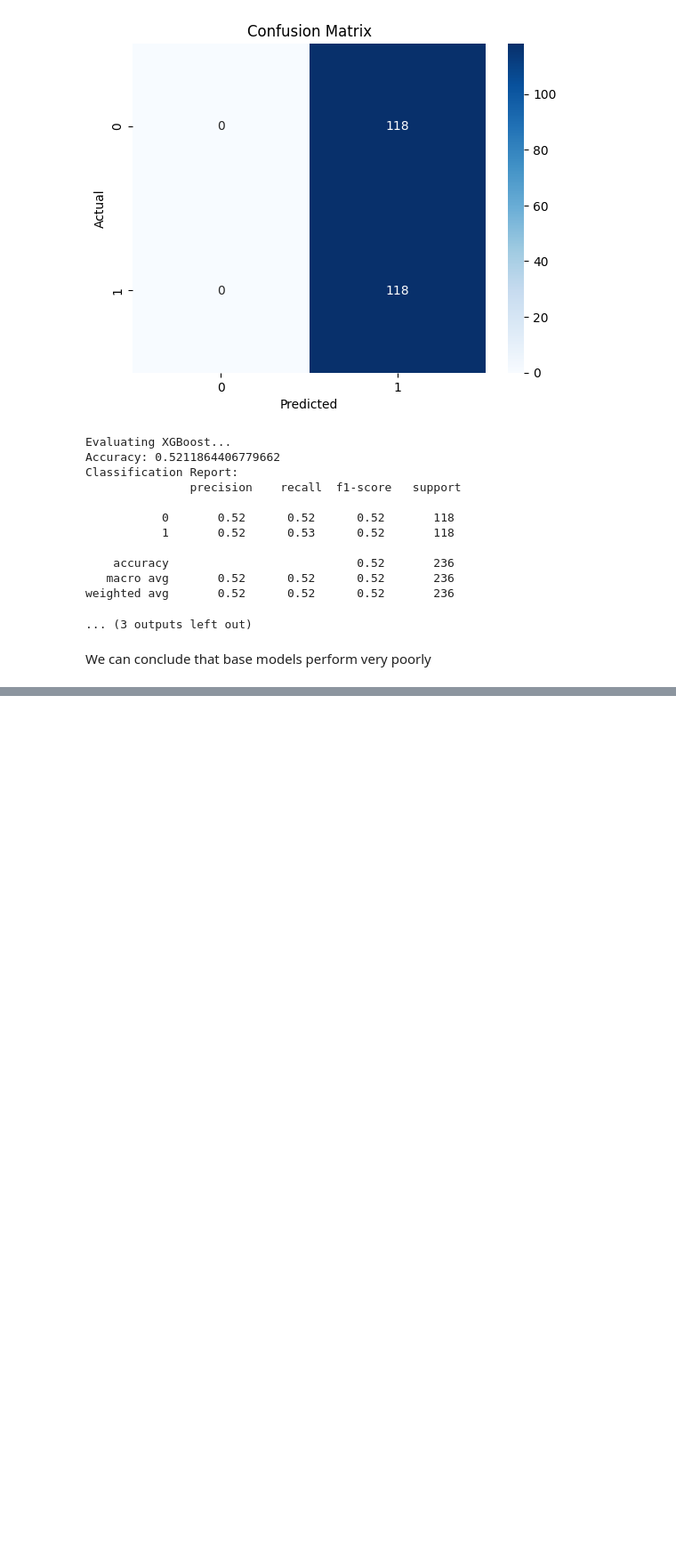
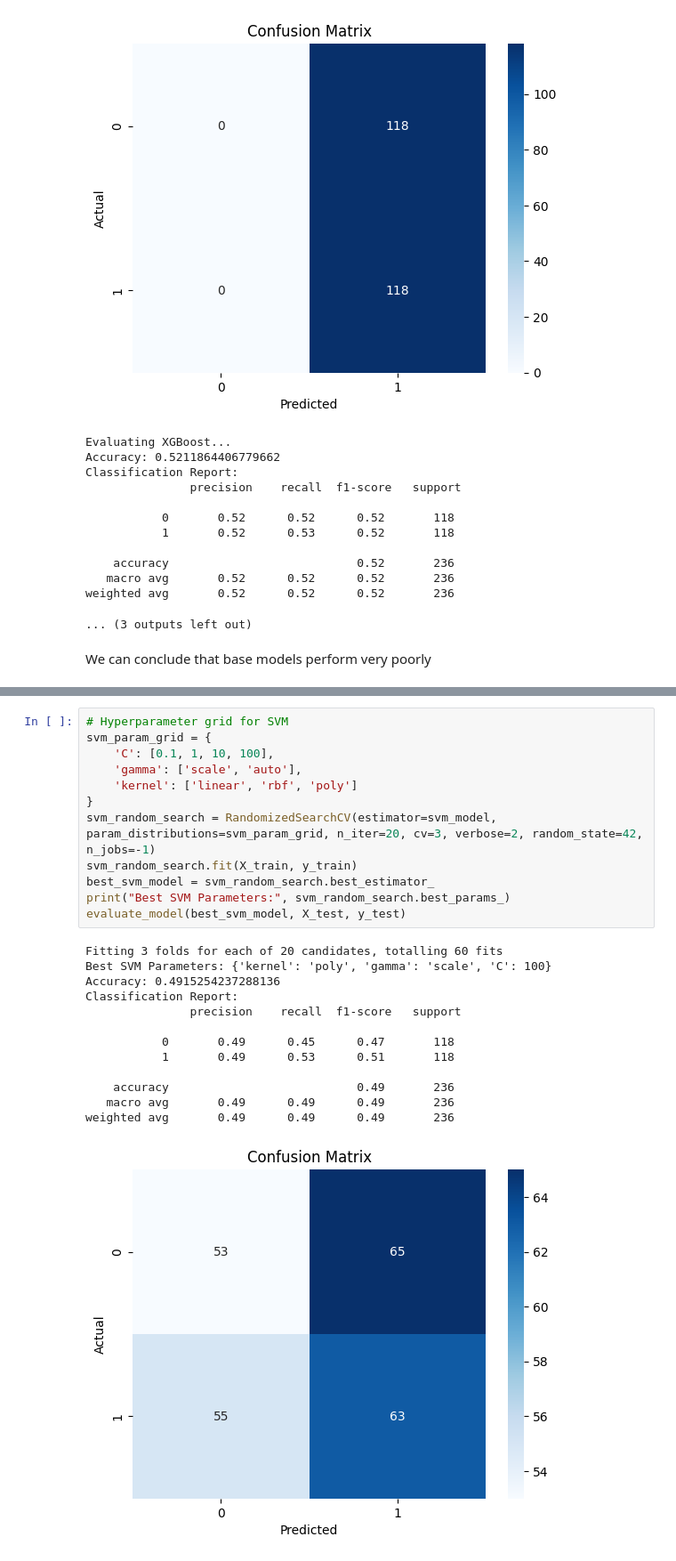
Before and after one commit to ViktorijaProjkova/AI-vs-Human-Content-Detection, a Jupyter notebook: notebooks/2_ML_training.ipynb, the cells around one changed output, grey strips where cells are left out. Shown at 89% size. Cells and saved outputs as stored; diff of their text form; blank space fills up the shorter version.

```diff
--- a/notebooks/2_ML_training.ipynb
+++ b/notebooks/2_ML_training.ipynb
@@ -180,0 +247,26 @@ We can conclude that base models perform very poorly
+# %%
+# Hyperparameter grid for SVM
+svm_param_grid = {
+    'C': [0.1, 1, 10, 100],
+    'gamma': ['scale', 'auto'],
+    'kernel': ['linear', 'rbf', 'poly']
+}
+svm_random_search = RandomizedSearchCV(estimator=svm_model, param_distributions=svm_param_grid, n_iter=20, cv=3, verbose=2, random_state=42, n_jobs=-1)
+svm_random_search.fit(X_train, y_train)
+best_svm_model = svm_random_search.best_estimator_
+print("Best SVM Parameters:", svm_random_search.best_params_)
+evaluate_model(best_svm_model, X_test, y_test)
+# %% [output]
+Fitting 3 folds for each of 20 candidates, totalling 60 fits
+Best SVM Parameters: {'kernel': 'poly', 'gamma': 'scale', 'C': 100}
+Accuracy: 0.4915254237288136
+Classification Report:
+               precision    recall  f1-score   support
+
+           0       0.49      0.45      0.47       118
+           1       0.49      0.53      0.51       118
+
+    accuracy                           0.49       236
+   macro avg       0.49      0.49      0.49       236
+weighted avg       0.49      0.49      0.49       236
+[figure, added]
```
Also changed, not shown: parts of 10 cells of this notebook.
